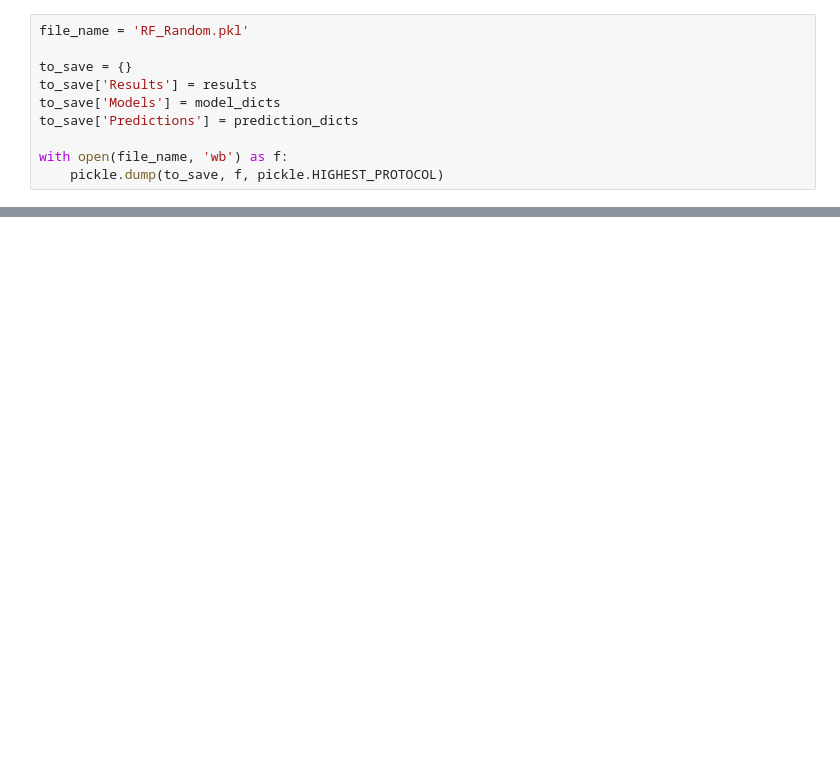
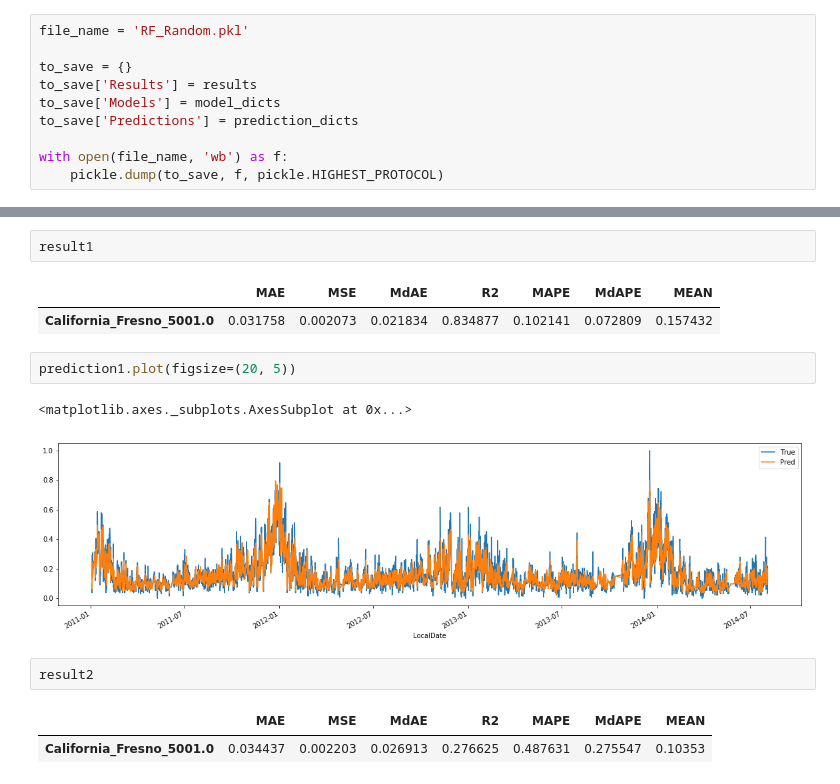
Before and after one commit to fdanieluk/deep_aqi, a Jupyter notebook: deep_aqi/jupyter/10-decision-tree-2.0.ipynb, the cells around one changed output, grey strips where cells are left out. Saved outputs shown, nothing was run; the diff lists cells and outputs as text; blank space fills up the shorter version.

```diff
--- a/deep_aqi/jupyter/10-decision-tree-2.0.ipynb
+++ b/deep_aqi/jupyter/10-decision-tree-2.0.ipynb
@@ -497,0 +795,15 @@ list(zip(X_test.columns, model.best_estimator_.feature_importances_))
+# %%
+result1
+# %% [output]
+|  | MAE | MSE | MdAE | R2 | MAPE | MdAPE | MEAN |
+| California_Fresno_5001.0 | 0.031758 | 0.002073 | 0.021834 | 0.834877 | 0.102141 | 0.072809 | 0.157432 |
+# %%
+prediction1.plot(figsize=(20, 5))
+# %% [output]
+<matplotlib.axes._subplots.AxesSubplot at 0x...>
+[figure, added]
+# %%
+result2
+# %% [output]
+|  | MAE | MSE | MdAE | R2 | MAPE | MdAPE | MEAN |
+| California_Fresno_5001.0 | 0.034437 | 0.002203 | 0.026913 | 0.276625 | 0.487631 | 0.275547 | 0.10353 |
```
Also changed, not shown: parts of 43 cells of this notebook, 8 other files.
